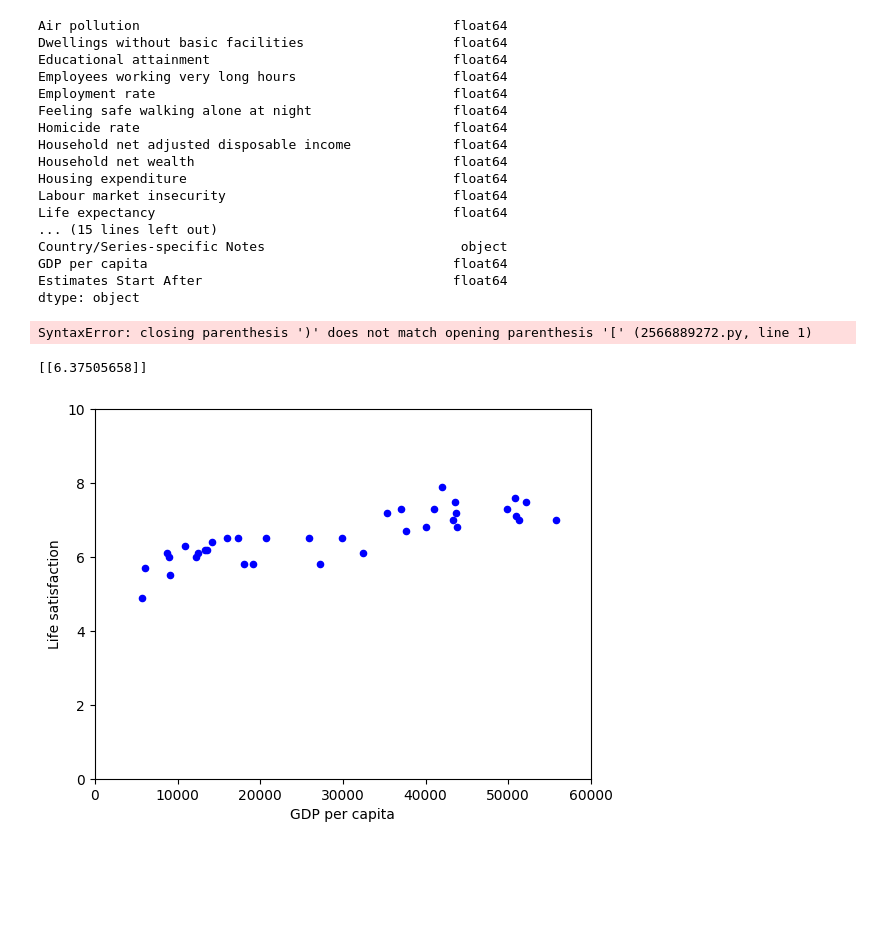
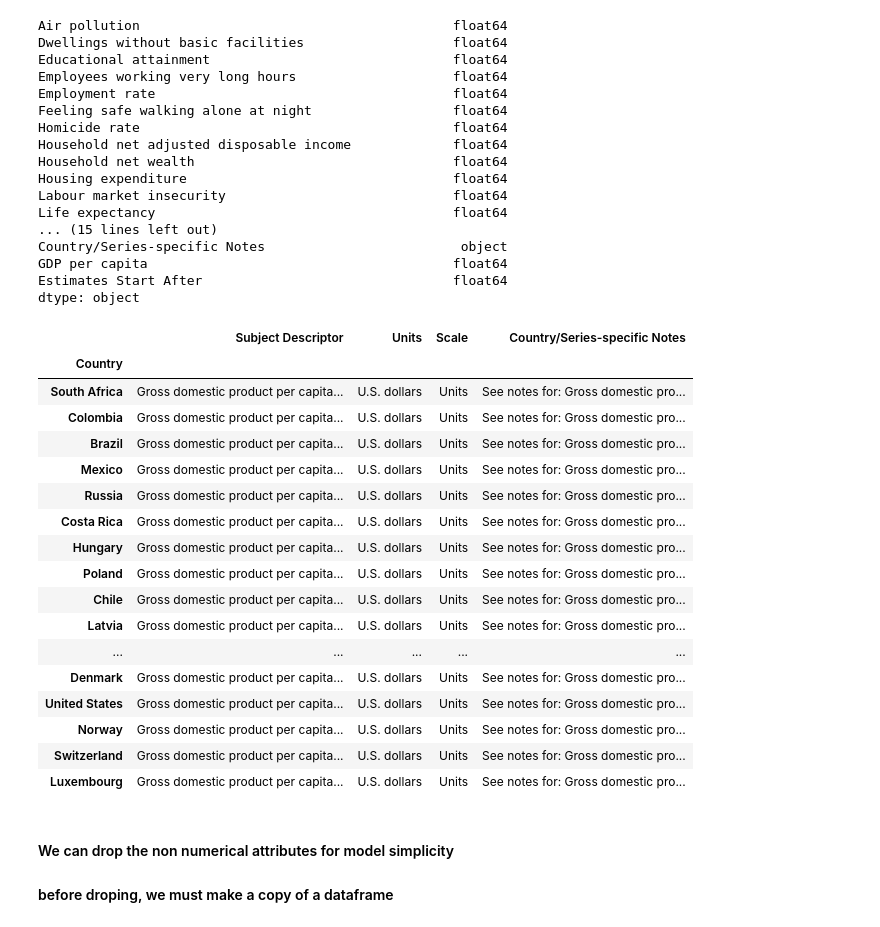
Before and after one commit to topollonaketsana/Hands-On-Machine-Learning-Projects, a Jupyter notebook: Introduction/Model_based_learning/ML - Life Satisfaction vs Money - Research based.ipynb, the cells around one changed output. Cells and saved outputs as stored; diff of their text form; code cells hidden in the pictures; blank space fills up the shorter version.

```diff
--- a/Introduction/Model_based_learning/ML - Life Satisfaction vs Money - Research based.ipynb
+++ b/Introduction/Model_based_learning/ML - Life Satisfaction vs Money - Research based.ipynb
@@ -157,24 +155,26 @@ GDP per capita                                       float64
 Estimates Start After                                float64
 dtype: object
 # %%
-print(country_stats[['Subject Descriptor', 'Units', 'Scale', 'Country/Series-specific Notes']])
+country_stats[['Subject Descriptor', 'Units', 'Scale', 'Country/Series-specific Notes']]
 # %% [output]
-SyntaxError: closing parenthesis ')' does not match opening parenthesis '[' (2566889272.py, line 1)
+|  | Subject Descriptor | Units | Scale | Country/Series-specific Notes |
+| Country |  |  |  |  |
+| South Africa | Gross domestic product per capita... | U.S. dollars | Units | See notes for: Gross domestic pro... |
+| Colombia | Gross domestic product per capita... | U.S. dollars | Units | See notes for: Gross domestic pro... |
+| Brazil | Gross domestic product per capita... | U.S. dollars | Units | See notes for: Gross domestic pro... |
+| Mexico | Gross domestic product per capita... | U.S. dollars | Units | See notes for: Gross domestic pro... |
+| Russia | Gross domestic product per capita... | U.S. dollars | Units | See notes for: Gross domestic pro... |
+| Costa Rica | Gross domestic product per capita... | U.S. dollars | Units | See notes for: Gross domestic pro... |
+| Hungary | Gross domestic product per capita... | U.S. dollars | Units | See notes for: Gross domestic pro... |
+| Poland | Gross domestic product per capita... | U.S. dollars | Units | See notes for: Gross domestic pro... |
+| Chile | Gross domestic product per capita... | U.S. dollars | Units | See notes for: Gross domestic pro... |
+| Latvia | Gross domestic product per capita... | U.S. dollars | Units | See notes for: Gross domestic pro... |
+| ... | ... | ... | ... | ... |
+| Denmark | Gross domestic product per capita... | U.S. dollars | Units | See notes for: Gross domestic pro... |
+| United States | Gross domestic product per capita... | U.S. dollars | Units | See notes for: Gross domestic pro... |
+| Norway | Gross domestic product per capita... | U.S. dollars | Units | See notes for: Gross domestic pro... |
+| Switzerland | Gross domestic product per capita... | U.S. dollars | Units | See notes for: Gross domestic pro... |
+| Luxembourg | Gross domestic product per capita... | U.S. dollars | Units | See notes for: Gross domestic pro... |
-# %%
-#oecd_bli = pd.read_csv (DATA_PATH + "oecd_bli_2015.csv", thousands = ',')
-x = np.c_[country_stats["GDP per capita"]]
-y = np.c_[country_stats["Life satisfaction"]]
-
-country_stats.plot (kind = 'scatter', x = "GDP per capita", y = "Life satisfaction", color = 'blue')
-model = sklearn.linear_model.LinearRegression ()
-model.fit(x, y)
-
-
-#predict new/ train model/ test model
-x_new = [[22587]]
-print (model.predict(x_new))
-plt.axis ([0, 60000, 0, 10])
-plt.show ()
-# %% [output]
-[[6.37505658]]
-[figure, removed]
+# %% [markdown]
+#### We can drop the non numerical attributes for model simplicity
+#### before droping, we must make a copy of a dataframe
```
Also changed, not shown: parts of 19 cells of this notebook, 5 other files.
